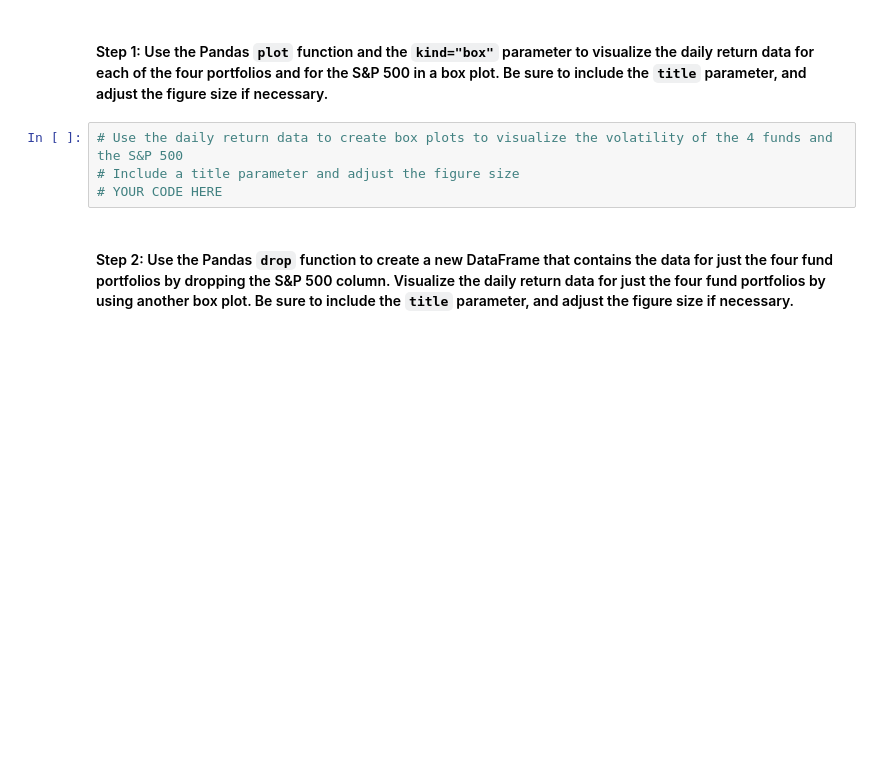
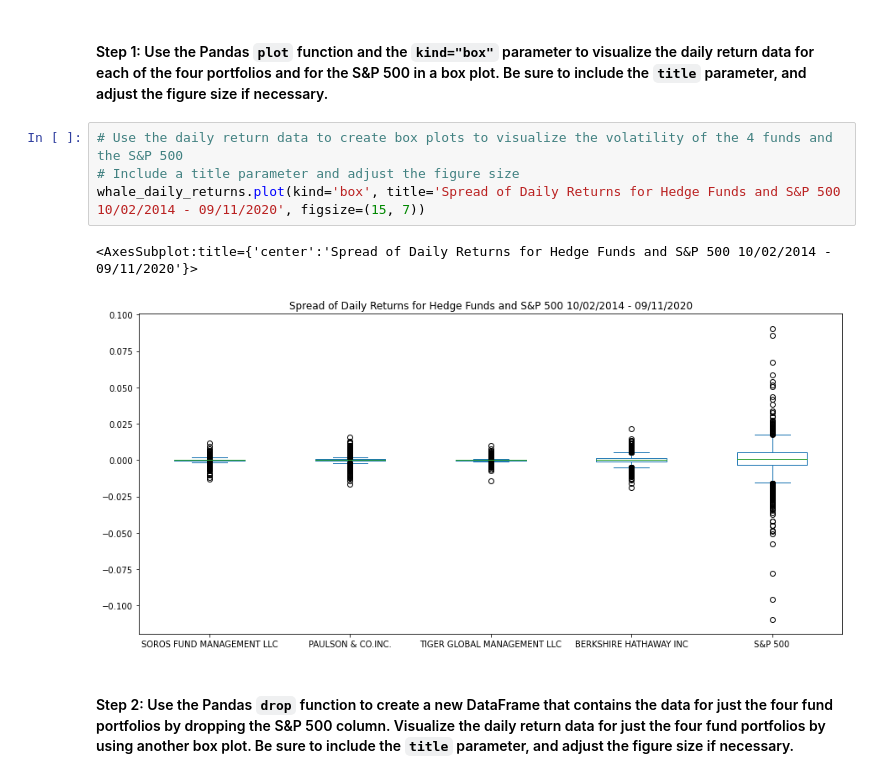
Before and after one commit to ethansilvas/whale-risk-return-analysis, a Jupyter notebook: risk_return_analysis.ipynb, the cells around one changed output. Cells and saved outputs as stored; diff of their text form; blank space fills up the shorter version.

Commit message:
complete volatility box plots

```diff
--- a/risk_return_analysis.ipynb
+++ b/risk_return_analysis.ipynb
@@ -274,7 +274,10 @@ Analyze the volatility of each of the four fund portfolios and of the S&P 500 In
 # %%
 # Use the daily return data to create box plots to visualize the volatility of the 4 funds and the S&P 500
 # Include a title parameter and adjust the figure size
-# YOUR CODE HERE
+whale_daily_returns.plot(kind='box', title='Spread of Daily Returns for Hedge Funds and S&P 500 10/02/2014 - 09/11/2020', figsize=(15, 7))
+# %% [output]
+<AxesSubplot:title={'center':'Spread of Daily Returns for Hedge Funds and S&P 500 10/02/2014 - 09/11/2020'}>
+[figure, added]
 # %% [markdown]
 #### Step 2: Use the Pandas `drop` function to create a new DataFrame that contains the data for just the four fund portfolios by dropping the S&P 500 column. Visualize the daily return data for just the four fund portfolios by using another box plot. Be sure to include the `title` parameter, and adjust the figure size if necessary.
 # %%
```
Also changed, not shown: parts of 3 cells of this notebook.
